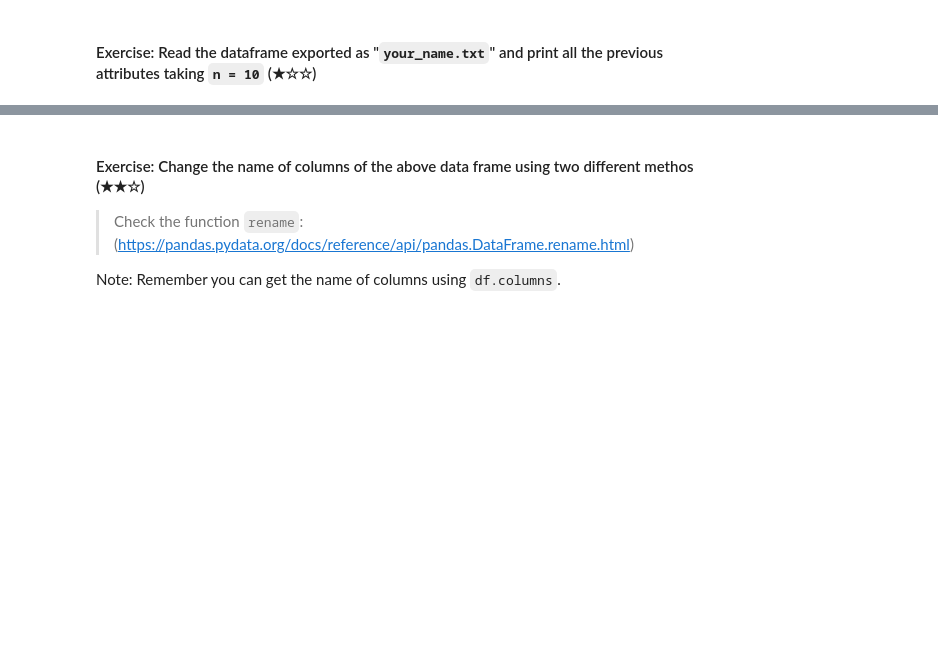
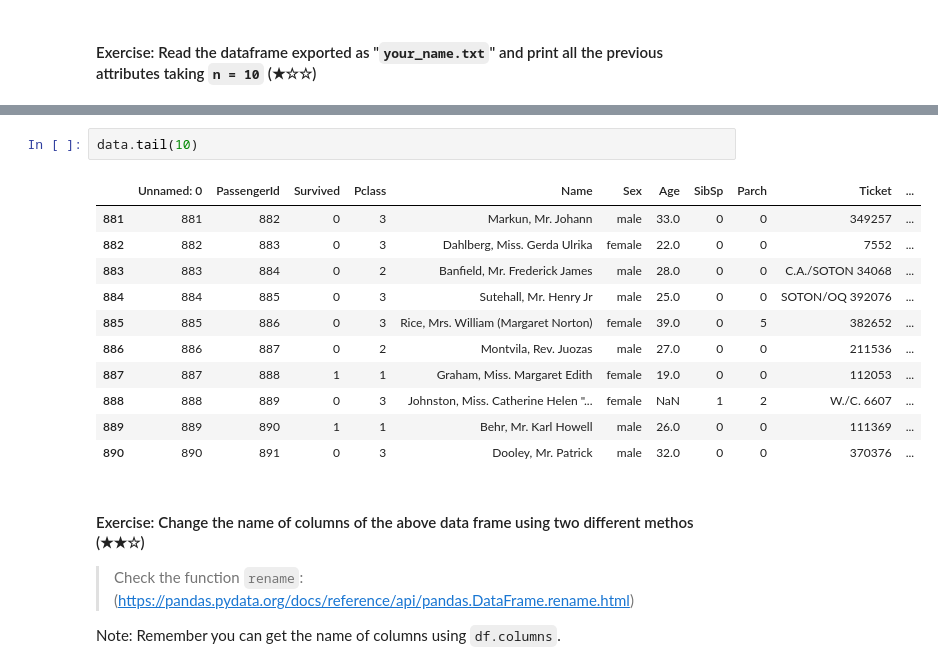
Before and after one commit to martina-nu/GoogleCollab, a Jupyter notebook: 03-pandas/03.1-Intro-To-Pandas.ipynb, the cells around one changed output, grey strips where cells are left out. Cells and saved outputs as stored; diff of their text form; blank space fills up the shorter version.

```diff
--- a/03-pandas/03.1-Intro-To-Pandas.ipynb
+++ b/03-pandas/03.1-Intro-To-Pandas.ipynb
@@ -268 +512,15 @@ There are several properties or methods for viewing the characteristics of a Dat
+# %%
+data.tail(10)
+# %% [output]
+|  | Unnamed: 0 | PassengerId | Survived | Pclass | Name | Sex | Age | SibSp | Parch | Ticket | ... |
+| 881 | 881 | 882 | 0 | 3 | Markun, Mr. Johann | male | 33.0 | 0 | 0 | 349257 | ... |
+| 882 | 882 | 883 | 0 | 3 | Dahlberg, Miss. Gerda Ulrika | female | 22.0 | 0 | 0 | 7552 | ... |
+| 883 | 883 | 884 | 0 | 2 | Banfield, Mr. Frederick James | male | 28.0 | 0 | 0 | C.A./SOTON 34068 | ... |
+| 884 | 884 | 885 | 0 | 3 | Sutehall, Mr. Henry Jr | male | 25.0 | 0 | 0 | SOTON/OQ 392076 | ... |
+| 885 | 885 | 886 | 0 | 3 | Rice, Mrs. William (Margaret Norton) | female | 39.0 | 0 | 5 | 382652 | ... |
+| 886 | 886 | 887 | 0 | 2 | Montvila, Rev. Juozas | male | 27.0 | 0 | 0 | 211536 | ... |
+| 887 | 887 | 888 | 1 | 1 | Graham, Miss. Margaret Edith | female | 19.0 | 0 | 0 | 112053 | ... |
+| 888 | 888 | 889 | 0 | 3 | Johnston, Miss. Catherine Helen "... | female | NaN | 1 | 2 | W./C. 6607 | ... |
+| 889 | 889 | 890 | 1 | 1 | Behr, Mr. Karl Howell | male | 26.0 | 0 | 0 | 111369 | ... |
+| 890 | 890 | 891 | 0 | 3 | Dooley, Mr. Patrick | male | 32.0 | 0 | 0 | 370376 | ... |
 # %% [markdown]
```
Also changed, not shown: parts of 22 cells of this notebook.
